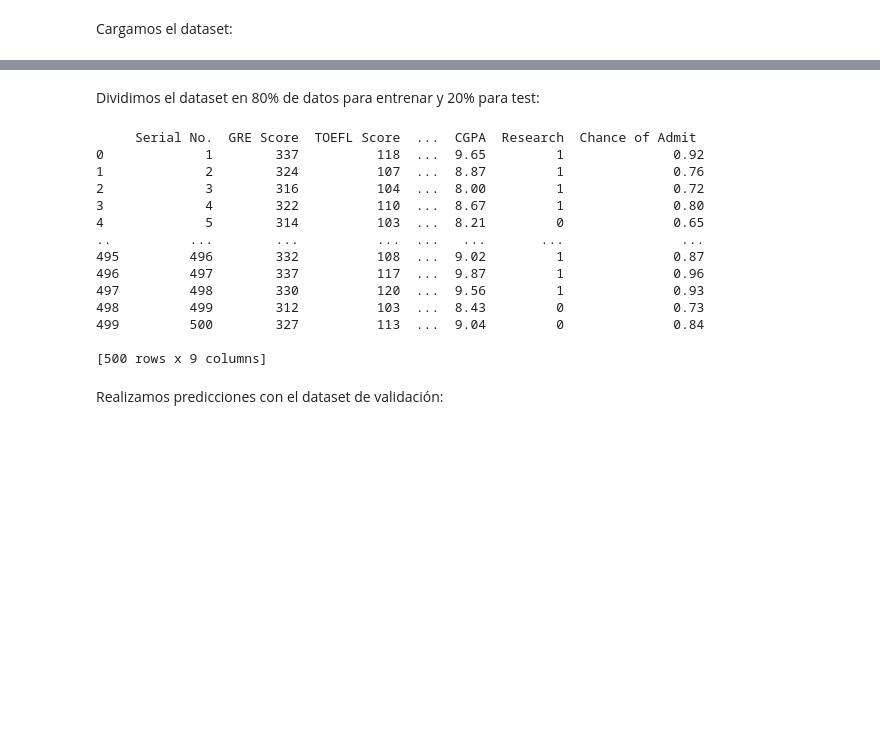
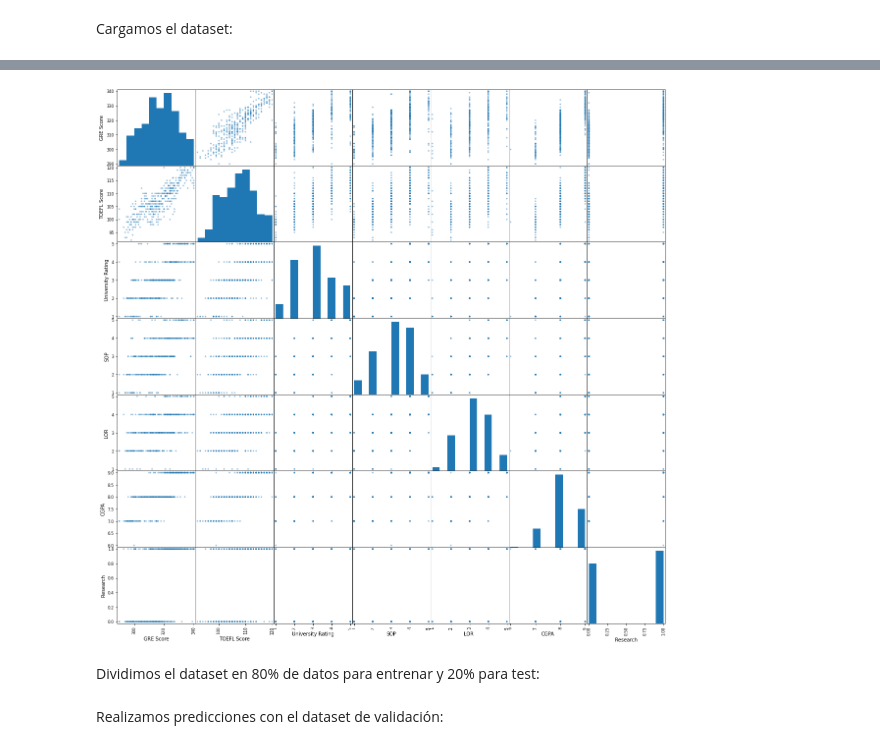
Before and after one commit to DanielCarrascoPerez/AAMD, a Jupyter notebook: Trabajo2/Daniel_Carrasco_Perez_Trabajo_2.ipynb, the cells around one changed output, grey strips where cells are left out. Cells and saved outputs as stored; diff of their text form; code cells hidden in the pictures; blank space fills up the shorter version.

```diff
--- a/Trabajo2/Daniel_Carrasco_Perez_Trabajo_2.ipynb
+++ b/Trabajo2/Daniel_Carrasco_Perez_Trabajo_2.ipynb
@@ -40,0 +88,2 @@ dataset = read_csv(url)
+# %%
+dataset.drop('Serial No.',axis=1,inplace=True)
@@ -40,0 +105,12 @@ dataset = read_csv(url)
+# %%
+datos = dataset.iloc[:,-1:]
+print(datos)
+print(datos.iloc[0,0])
+for x in range(len(datos)):
+  if datos.iloc[x, 0] >= 0.60:
+    datos.iloc[x, 0] = 'Yes'
+  else:
+    datos.iloc[x, 0] = 'No'
+print(datos)
+dataset.iloc[:,-1:] = datos
+print(dataset)
@@ -41,3 +135,12 @@ dataset = read_csv(url)
+# %%
+dataset.SOP = dataset.SOP.astype(int)
+dataset.iloc[:,4] = dataset.iloc[:,4].astype(int)
+dataset.CGPA = dataset.CGPA.astype(int)
+# %%
+scatter_matrix(dataset, figsize=(20,20))
+pyplot.show()
+# %% [output]
+[figure, added]
 # %% [markdown]
 Dividimos el dataset en 80% de datos para entrenar y 20% para test:
 # %%
@@ -47,21 +152,4 @@ y = array[:,4]
 X_train, X_validation, Y_train, Y_validation = train_test_split(X, y, test_size=0.20, random_state=1, shuffle=True)
-# %%
-print(dataset)
-# %% [output]
-     Serial No.  GRE Score  TOEFL Score  ...  CGPA  Research  Chance of Admit
-0             1        337          118  ...  9.65         1              0.92
-1             2        324          107  ...  8.87         1              0.76
-2             3        316          104  ...  8.00         1              0.72
-3             4        322          110  ...  8.67         1              0.80
-4             5        314          103  ...  8.21         0              0.65
-..          ...        ...          ...  ...   ...       ...               ...
-495         496        332          108  ...  9.02         1              0.87
-496         497        337          117  ...  9.87         1              0.96
-497         498        330          120  ...  9.56         1              0.93
-498         499        312          103  ...  8.43         0              0.73
-499         500        327          113  ...  9.04         0              0.84
-
-[500 rows x 9 columns]
 # %% [markdown]
 Realizamos predicciones con el dataset de validación:
 # %%
```
Also changed, not shown: parts of 17 cells of this notebook.
